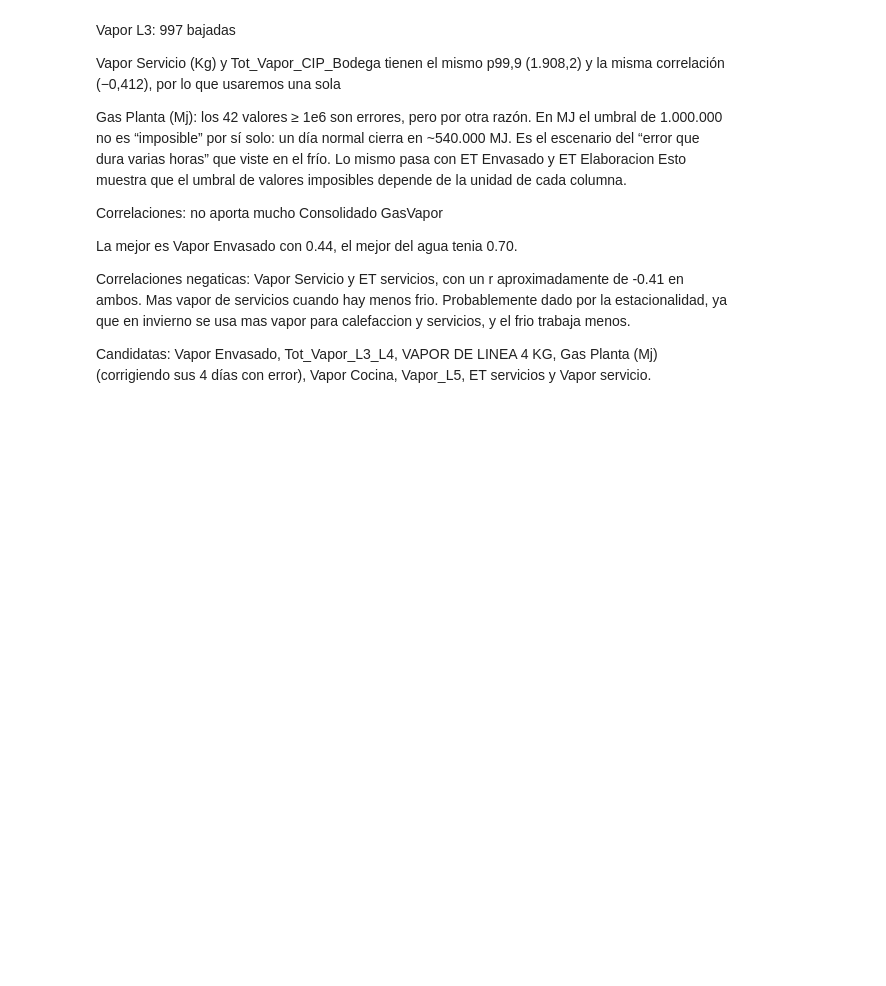
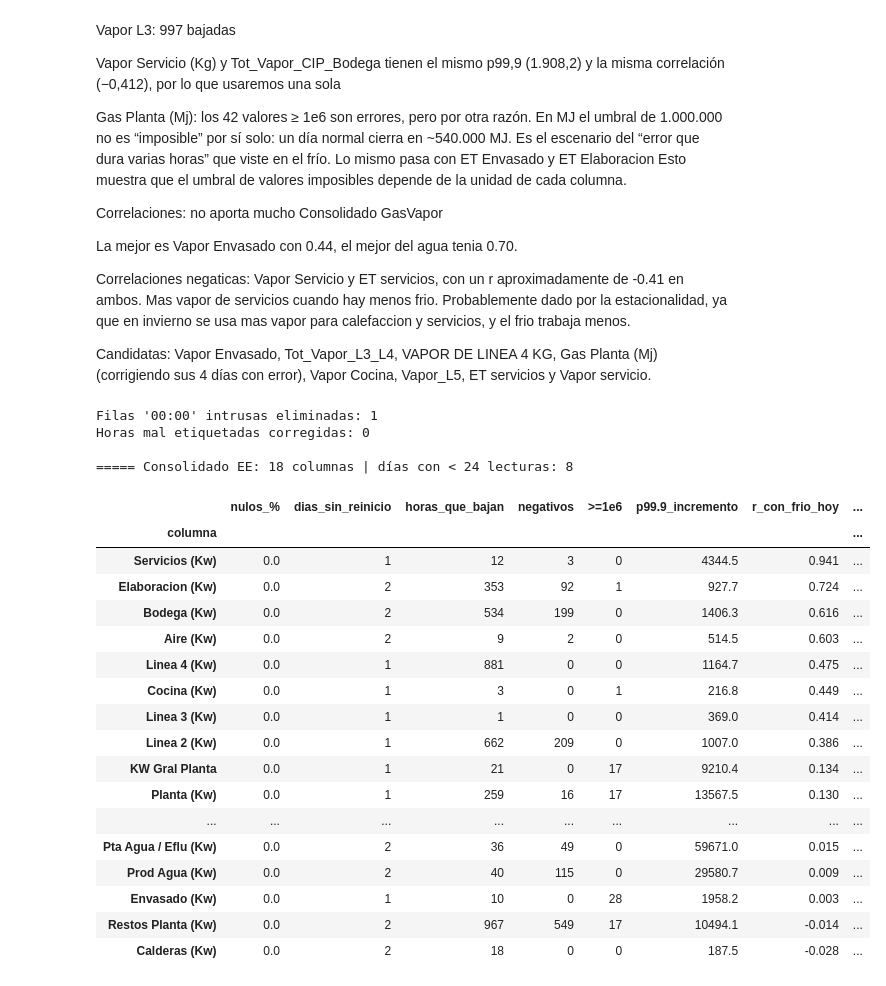
Before and after one commit to s4nt1lu1/tp-final-datos-ii, a Jupyter notebook: notebooks/exploracion_produccion.ipynb, the cells around one changed output. Drawn from its saved outputs; the diff is of its cells as text; code cells hidden in the pictures; blank space fills up the shorter version.

```diff
--- a/notebooks/exploracion_produccion.ipynb
+++ b/notebooks/exploracion_produccion.ipynb
@@ -344,8 +352,11 @@ def correlacion_con_frio(df_diario_hoja, columnas):
     return pd.DataFrame({
         "r_con_frio_hoy": cruce[columnas].corrwith(cruce["Frio (Kw)"]),
         "r_con_frio_manana": cruce[columnas].corrwith(cruce["Frio_manana"]),
+        "spearman_hoy": cruce[columnas].corrwith(cruce["Frio (Kw)"], method="spearman"),
+        "spearman_manana": cruce[columnas].corrwith(cruce["Frio_manana"], method="spearman"),
         "dias_en_cero_%": (cruce[columnas] == 0).mean().mul(100),
-    }).round(3).sort_values("r_con_frio_manana", ascending=False)
+
+    }).round(3).sort_values("spearman_manana", ascending=False)
 # %%
 columnas_agua = [
     "Agua Planta (Hl)", "Agua Elaboracion (Hl)", "Agua Bodega (Hl)", "Agua Cocina (Hl)",
@@ -478,3 +489,49 @@ Correlaciones negaticas: Vapor Servicio y ET servicios, con un r aproximadamente
 
 Candidatas:
 Vapor Envasado, Tot_Vapor_L3_L4, VAPOR DE LINEA 4 KG, Gas Planta (Mj) (corrigiendo sus 4 días con error), Vapor Cocina, Vapor_L5, ET servicios y Vapor servicio.
+# %%
+def columnas_de_hoja(hoja, renombrar=None, excluir=()):
+    """Unión de las columnas de medición de la hoja en los 3 archivos (sin basura)."""
+    columnas = []
+    for archivo in ARCHIVOS_CRUDOS:
+        cabecera = pd.read_excel(RAW_DATA_DIR / archivo, sheet_name=hoja, nrows=0).rename(columns=renombrar or {})
+        for c in cabecera.columns:
+            es_basura = c in ("DIA", "HORA", "Id") or str(c).startswith("Unnamed") or not str(c).strip()
+            if not es_basura and c not in excluir and c not in columnas:
+                columnas.append(c)
+    return columnas
+
+
+def explorar_hoja(hoja, renombrar=None, excluir=()):
+    columnas = columnas_de_hoja(hoja, renombrar, excluir)
+    horario = normalizar_horas(horario_unificado(hoja, columnas, renombrar))
+    diario = horario[horario["HORA"] == "23:59"]
+    print(f"\n===== {hoja}: {len(columnas)} columnas | días con < 24 lecturas: {(horario.groupby('DIA').size() < 24).sum()}")
+    tabla = controles_calidad(horario, columnas).join(correlacion_con_frio(diario, columnas))
+    return tabla.sort_values("r_con_frio_hoy", ascending=False)
+# %%
+tabla_ee = explorar_hoja("Consolidado EE", excluir=["Frio (Kw)"])
+tabla_ee
+# %% [output]
+Filas '00:00' intrusas eliminadas: 1
+Horas mal etiquetadas corregidas: 0
+
+===== Consolidado EE: 18 columnas | días con < 24 lecturas: 8
+|  | nulos_% | dias_sin_reinicio | horas_que_bajan | negativos | >=1e6 | p99.9_incremento | r_con_frio_hoy | ... |
+| columna |  |  |  |  |  |  |  | ... |
+| Servicios (Kw) | 0.0 | 1 | 12 | 3 | 0 | 4344.5 | 0.941 | ... |
+| Elaboracion (Kw) | 0.0 | 2 | 353 | 92 | 1 | 927.7 | 0.724 | ... |
+| Bodega (Kw) | 0.0 | 2 | 534 | 199 | 0 | 1406.3 | 0.616 | ... |
+| Aire (Kw) | 0.0 | 2 | 9 | 2 | 0 | 514.5 | 0.603 | ... |
+| Linea 4 (Kw) | 0.0 | 1 | 881 | 0 | 0 | 1164.7 | 0.475 | ... |
+| Cocina (Kw) | 0.0 | 1 | 3 | 0 | 1 | 216.8 | 0.449 | ... |
+| Linea 3 (Kw) | 0.0 | 1 | 1 | 0 | 0 | 369.0 | 0.414 | ... |
+| Linea 2 (Kw) | 0.0 | 1 | 662 | 209 | 0 | 1007.0 | 0.386 | ... |
+| KW Gral Planta | 0.0 | 1 | 21 | 0 | 17 | 9210.4 | 0.134 | ... |
+| Planta (Kw) | 0.0 | 1 | 259 | 16 | 17 | 13567.5 | 0.130 | ... |
+| ... | ... | ... | ... | ... | ... | ... | ... | ... |
+| Pta Agua / Eflu (Kw) | 0.0 | 2 | 36 | 49 | 0 | 59671.0 | 0.015 | ... |
+| Prod Agua (Kw) | 0.0 | 2 | 40 | 115 | 0 | 29580.7 | 0.009 | ... |
+| Envasado (Kw) | 0.0 | 1 | 10 | 0 | 28 | 1958.2 | 0.003 | ... |
+| Restos Planta (Kw) | 0.0 | 2 | 967 | 549 | 17 | 10494.1 | -0.014 | ... |
+| Calderas (Kw) | 0.0 | 2 | 18 | 0 | 0 | 187.5 | -0.028 | ... |
```
Also changed, not shown: parts of 20 cells of this notebook.
